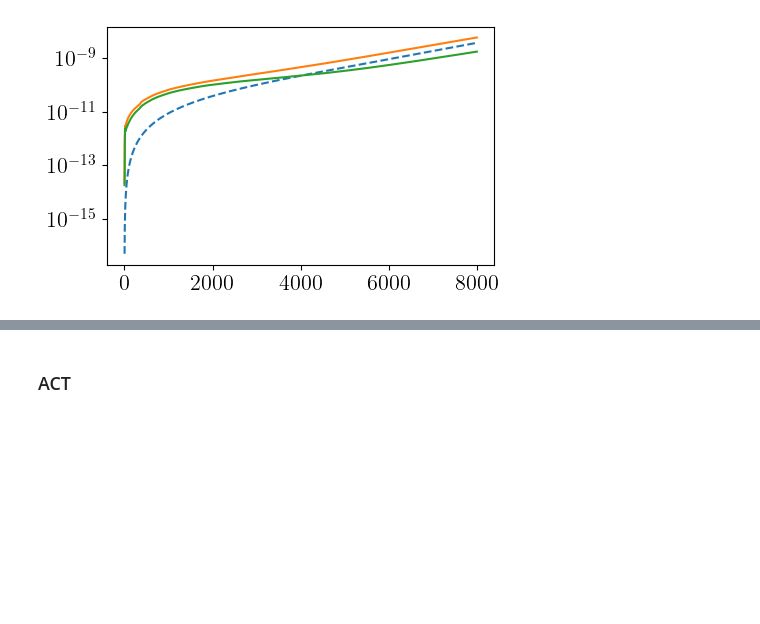
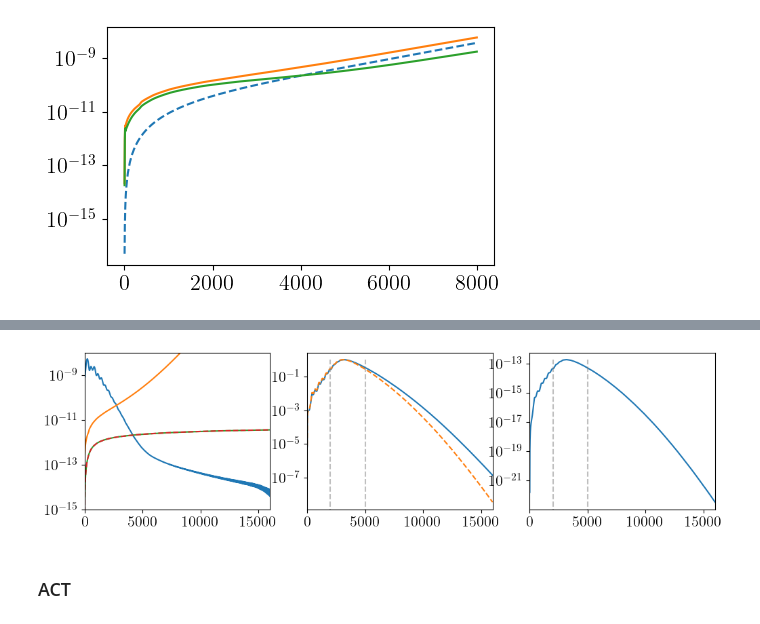
Before and after one commit to Einste11N/SquareField_CrossCorrelation, a Jupyter notebook: Evaluation.ipynb, the cells around one changed output, grey strips where cells are left out. Cells and saved outputs as stored; diff of their text form; code cells hidden in the pictures; blank space fills up the shorter version.

Commit message:
Add results without beam and a kSZ filter with large upper limit for ACT

```diff
--- a/Evaluation.ipynb
+++ b/Evaluation.ipynb
@@ -698,0 +736,49 @@ plt.show()
+# %%
+ls = np.arange(CMB_angular['total'].shape[0])[2:-50]
+DeltaT = Nl_ACT # in unit of K
+
+dCl_obj.set_theta_FWHM_CMB(1.4/60.)
+beam = np.array(dCl_obj.Beam_kSZ(tc.tensor(ls)))
+Nl = DeltaT * beam**(-2)
+
+l_list_kSZ = tc.tensor(np.geomspace(10, 1e5, 101))
+Cl_kSZ = tc.tensor(np.load('Data/kSZ_effect/Cl_kSZ.npy')) * (2.7)**2
+Cl_kSZ_nobeam = Cl_kSZ / dCl_obj.Beam_kSZ(l_list_kSZ)**2
+
+def Cl_kSZ_itp(llist):
+    return np.interp(llist, l_list_kSZ, Cl_kSZ_nobeam)
+
+ClkSZ_itp = Cl_kSZ_itp(ls)
+fl = ClkSZ_itp / (ClkSZ_itp + Dl_TT/(ls* (ls + 1)) + Nl) # * beam
+# %%
+fig = plt.figure(figsize=(12,3))
+
+plt.subplot(1,3,1)
+
+plt.plot(ls, Dl_TT / (2*np.pi))
+plt.plot(ls, ls*(ls+1)*Nl / (2*np.pi))
+plt.plot(l_list_kSZ, l_list_kSZ * (l_list_kSZ + 1) * Cl_kSZ_nobeam / (2*np.pi))
+plt.plot(ls, ls*(ls+1)*ClkSZ_itp / (2*np.pi), '--')
+
+# plt.xscale('log')
+plt.yscale('log')
+plt.xlim([0, 16000])
+plt.ylim([1e-15, 1e-8])
+
+plt.subplot(1,3,2)
+plt.plot(ls, fl / np.max(fl))
+plt.plot(ls, fl * beam / np.max(fl*beam), '--')
+plt.vlines([2000, 5000], ymin=0, ymax=1, colors='gray', alpha=0.5, linestyles='--')
+plt.yscale('log')
+plt.xlim([0,16000])
+
+plt.subplot(1,3,3)
+Dl_kSZ_filtered = fl**2 * beam**2 * ( Dl_TT + ls*(ls+1)*(Nl + ClkSZ_itp) )
+plt.plot(ls,  Dl_kSZ_filtered)
+plt.vlines([2000, 5000], ymin=0, ymax=np.max(Dl_kSZ_filtered), colors='gray', alpha=0.5, linestyles='--')
+plt.yscale('log')
+plt.xlim([0,16000])
+
+plt.show()
+# %% [output]
+[figure, added]
```
Also changed, not shown: parts of 5 cells of this notebook, 8 other files.
